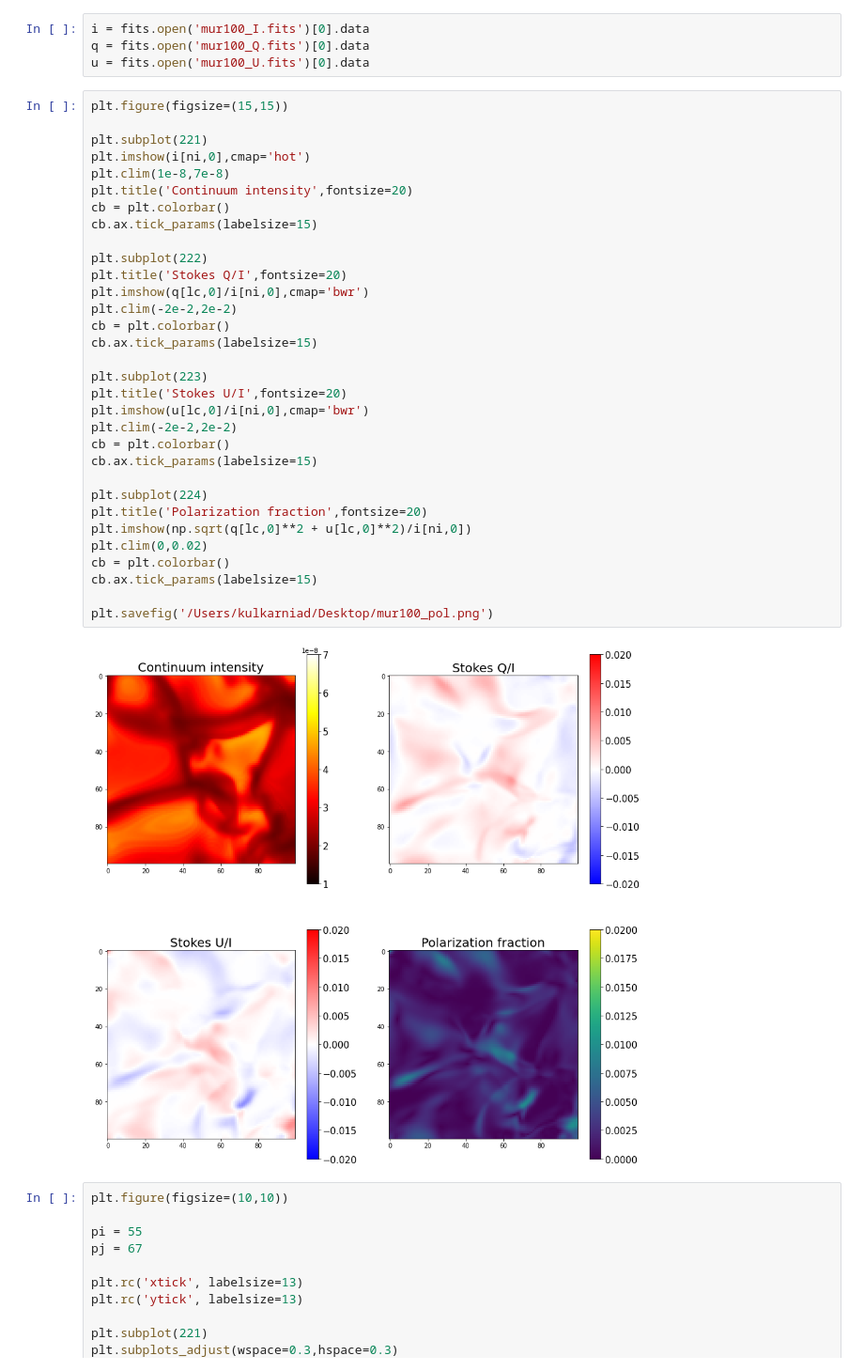
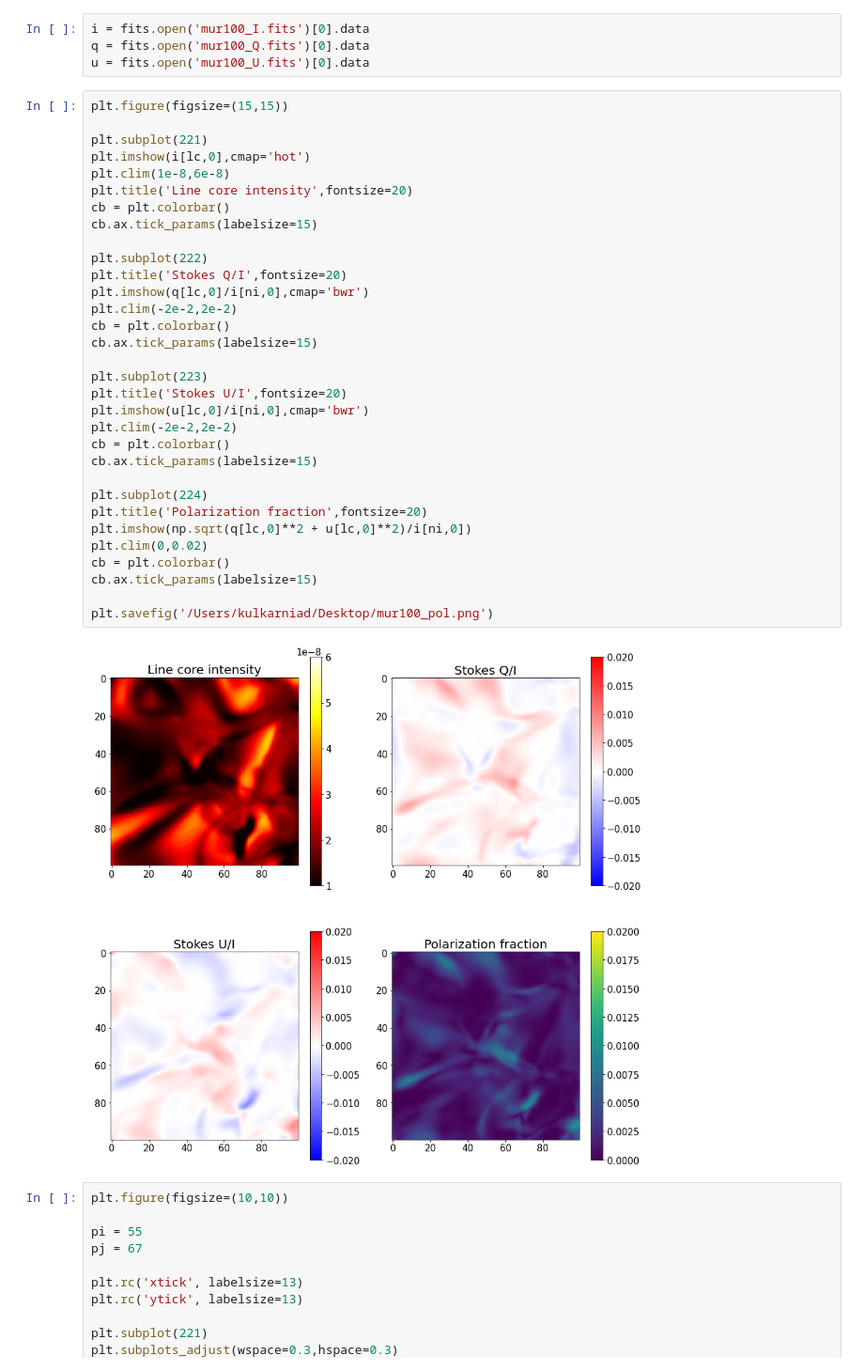
Before and after one commit to neerajkulk/reconstruct_hanle, a Jupyter notebook: scattering_pol/spol_synthesize.ipynb, the cells around one changed output. Shown: that part at 94% size. Drawn from its saved outputs; the diff is of its cells as text.

```diff
--- a/scattering_pol/spol_synthesize.ipynb
+++ b/scattering_pol/spol_synthesize.ipynb
@@ -232,37 +353,37 @@ u = fits.open('mur100_U.fits')[0].data
 # %%
 plt.figure(figsize=(15,15))
 
 plt.subplot(221)
-plt.imshow(i[ni,0],cmap='hot')
-plt.clim(1e-8,7e-8)
-plt.title('Continuum intensity',fontsize=20)
+plt.imshow(i[lc,0],cmap='hot')
+plt.clim(1e-8,6e-8)
+plt.title('Line core intensity',fontsize=20)
 cb = plt.colorbar()
 cb.ax.tick_params(labelsize=15)
 
 plt.subplot(222)
 plt.title('Stokes Q/I',fontsize=20)
 plt.imshow(q[lc,0]/i[ni,0],cmap='bwr')
 plt.clim(-2e-2,2e-2)
 cb = plt.colorbar()
 cb.ax.tick_params(labelsize=15)
 
 plt.subplot(223)
 plt.title('Stokes U/I',fontsize=20)
 plt.imshow(u[lc,0]/i[ni,0],cmap='bwr')
 plt.clim(-2e-2,2e-2)
 cb = plt.colorbar()
 cb.ax.tick_params(labelsize=15)
 
 plt.subplot(224)
 plt.title('Polarization fraction',fontsize=20)
 plt.imshow(np.sqrt(q[lc,0]**2 + u[lc,0]**2)/i[ni,0])
 plt.clim(0,0.02)
 cb = plt.colorbar()
 cb.ax.tick_params(labelsize=15)
 
 plt.savefig('/Users/kulkarniad/Desktop/mur100_pol.png')
 # %% [output]
-[figure, old version]
+[figure, new version]
 # %%
 plt.figure(figsize=(10,10))
 
```
Also changed, not shown: parts of 12 cells of this notebook.
